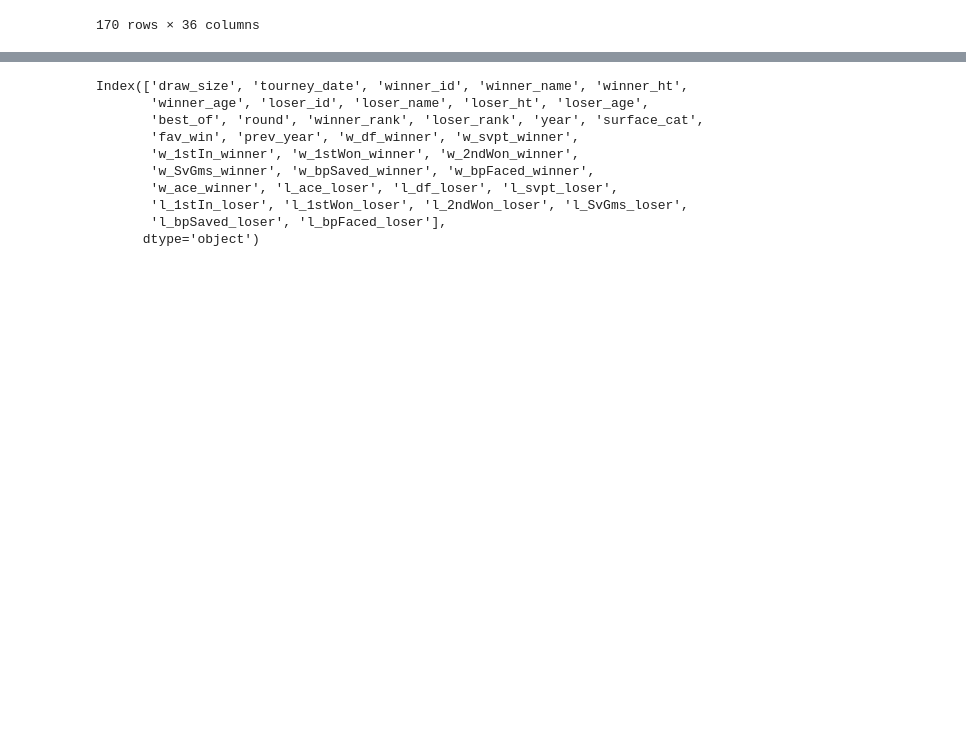
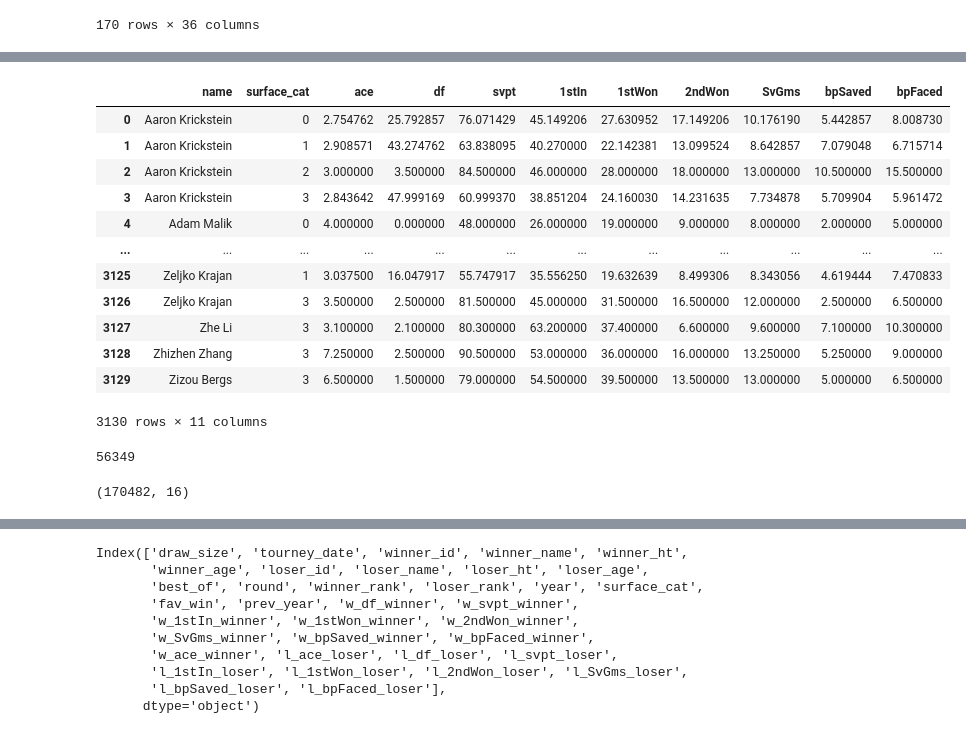
Before and after one commit to elingles1/ATP_Predictions, a Jupyter notebook: Take_3.ipynb, the cells around one changed output, grey strips where cells are left out. Saved outputs shown, nothing was run; the diff lists cells and outputs as text; code cells hidden in the pictures; blank space fills up the shorter version.

```diff
--- a/Take_3.ipynb
+++ b/Take_3.ipynb
@@ -882,0 +1046,16 @@ match_df.loc[match_df['winner_name'] == 'Nick Kyrgios']
+# %%
+match_exp1
+# %% [output]
+|  | name | surface_cat | ace | df | svpt | 1stIn | 1stWon | 2ndWon | SvGms | bpSaved | bpFaced |
+| 0 | Aaron Krickstein | 0 | 2.754762 | 25.792857 | 76.071429 | 45.149206 | 27.630952 | 17.149206 | 10.176190 | 5.442857 | 8.008730 |
+| 1 | Aaron Krickstein | 1 | 2.908571 | 43.274762 | 63.838095 | 40.270000 | 22.142381 | 13.099524 | 8.642857 | 7.079048 | 6.715714 |
+| 2 | Aaron Krickstein | 2 | 3.000000 | 3.500000 | 84.500000 | 46.000000 | 28.000000 | 18.000000 | 13.000000 | 10.500000 | 15.500000 |
+| 3 | Aaron Krickstein | 3 | 2.843642 | 47.999169 | 60.999370 | 38.851204 | 24.160030 | 14.231635 | 7.734878 | 5.709904 | 5.961472 |
+| 4 | Adam Malik | 0 | 4.000000 | 0.000000 | 48.000000 | 26.000000 | 19.000000 | 9.000000 | 8.000000 | 2.000000 | 5.000000 |
+| ... | ... | ... | ... | ... | ... | ... | ... | ... | ... | ... | ... |
+| 3125 | Zeljko Krajan | 1 | 3.037500 | 16.047917 | 55.747917 | 35.556250 | 19.632639 | 8.499306 | 8.343056 | 4.619444 | 7.470833 |
+| 3126 | Zeljko Krajan | 3 | 3.500000 | 2.500000 | 81.500000 | 45.000000 | 31.500000 | 16.500000 | 12.000000 | 2.500000 | 6.500000 |
+| 3127 | Zhe Li | 3 | 3.100000 | 2.100000 | 80.300000 | 63.200000 | 37.400000 | 6.600000 | 9.600000 | 7.100000 | 10.300000 |
+| 3128 | Zhizhen Zhang | 3 | 7.250000 | 2.500000 | 90.500000 | 53.000000 | 36.000000 | 16.000000 | 13.250000 | 5.250000 | 9.000000 |
+| 3129 | Zizou Bergs | 3 | 6.500000 | 1.500000 | 79.000000 | 54.500000 | 39.500000 | 13.500000 | 13.000000 | 5.000000 | 6.500000 |
+3130 rows × 11 columns
@@ -882,0 +1069,8 @@ match_df.loc[match_df['winner_name'] == 'Nick Kyrgios']
+# %%
+match_exp.duplicated().sum()
+# %% [output]
+56349
+# %%
+match_exp.shape
+# %% [output]
+(170482, 16)
```
Also changed, not shown: parts of 68 cells of this notebook.
